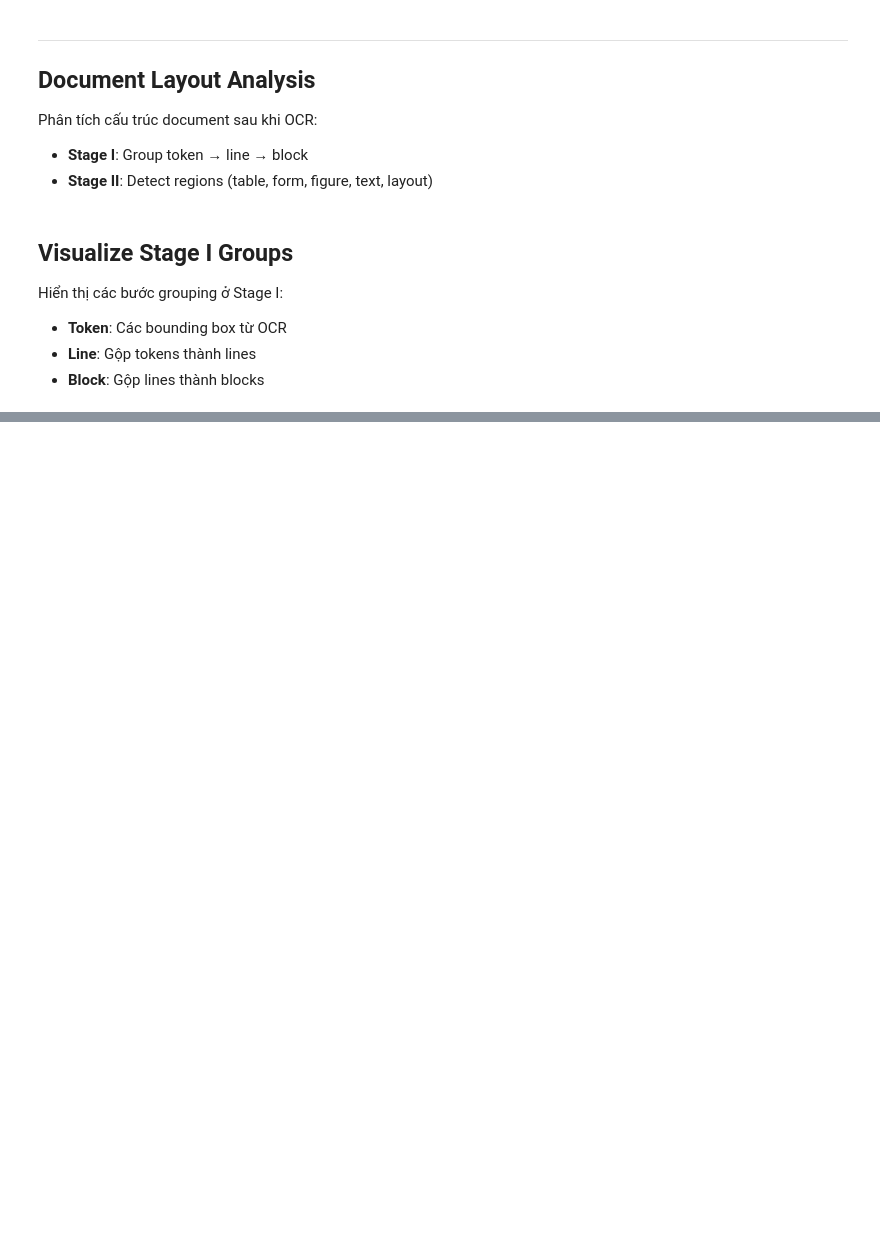
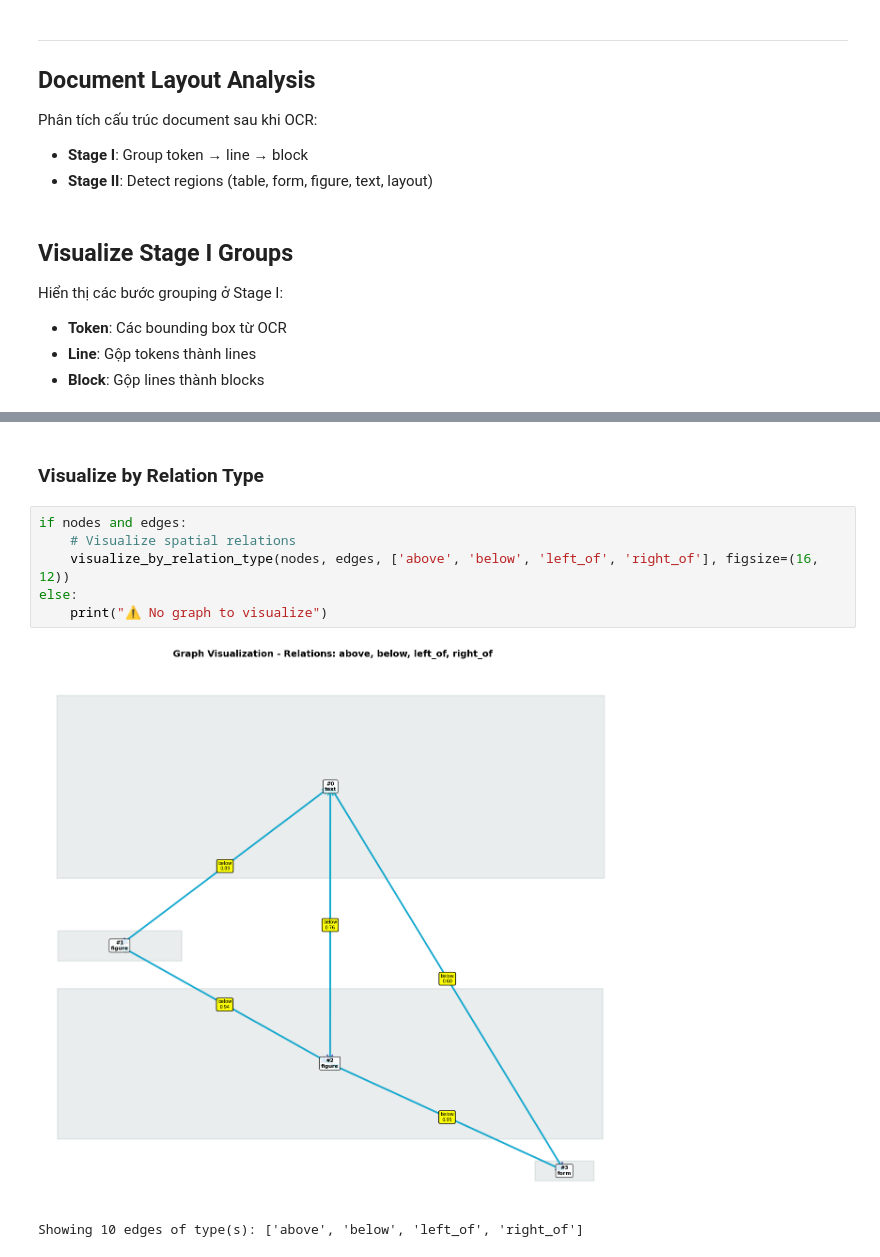
Before and after one commit to Thach375/DocVQA, a Jupyter notebook: pipeline/2_PaddleOCR.ipynb, the cells around one changed output, grey strips where cells are left out. Saved outputs shown, nothing was run; the diff lists cells and outputs as text; blank space fills up the shorter version.

```diff
--- a/pipeline/2_PaddleOCR.ipynb
+++ b/pipeline/2_PaddleOCR.ipynb
@@ -187,0 +238,11 @@ Blocks: 40
+# %% [markdown]
+### Visualize by Relation Type
+# %%
+if nodes and edges:
+    # Visualize spatial relations
+    visualize_by_relation_type(nodes, edges, ['above', 'below', 'left_of', 'right_of'], figsize=(16, 12))
+else:
+    print("⚠️ No graph to visualize")
+# %% [output]
+[figure, added]
+Showing 10 edges of type(s): ['above', 'below', 'left_of', 'right_of']
```
Also changed, not shown: parts of 15 cells of this notebook, 7 other files.
